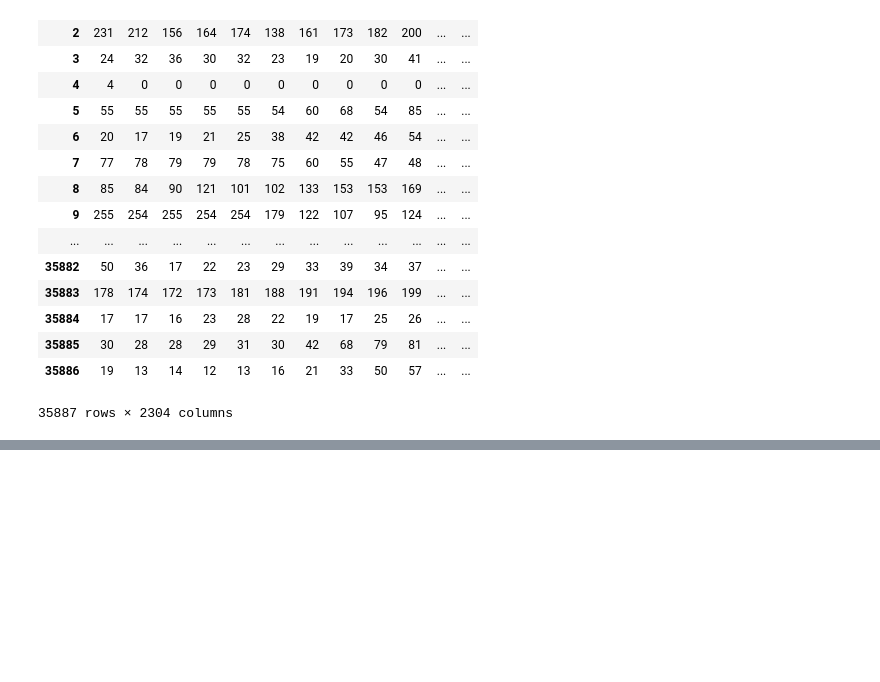
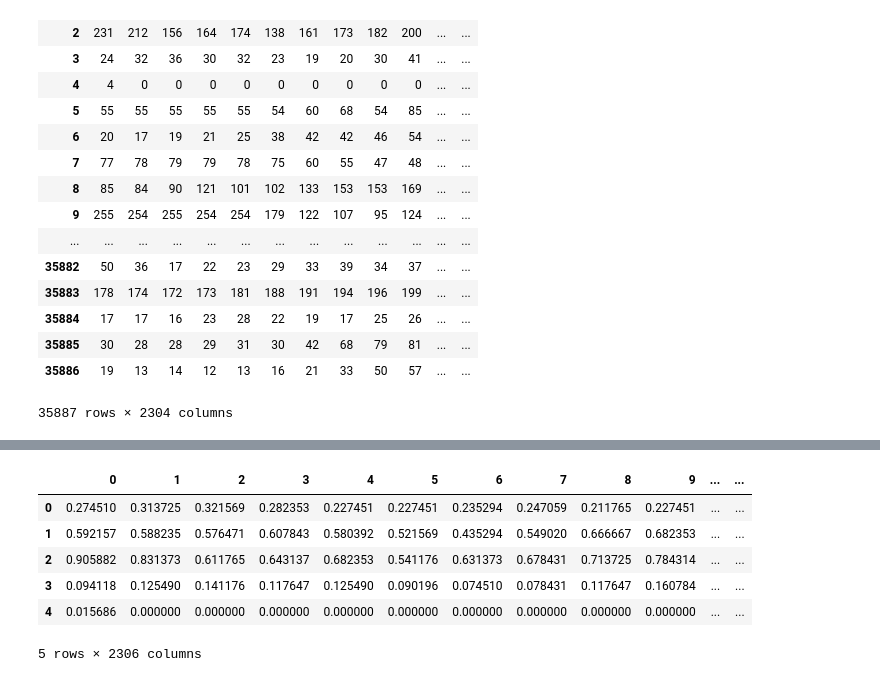
Before and after one commit to raroito87/facial_expression_recognition, a Jupyter notebook: Notebooks/FacialExpressionRecognition_firstCheck.ipynb, the cells around one changed output, grey strips where cells are left out. Cells and saved outputs as stored; diff of their text form; code cells hidden in the pictures; blank space fills up the shorter version.

```diff
--- a/Notebooks/FacialExpressionRecognition_firstCheck.ipynb
+++ b/Notebooks/FacialExpressionRecognition_firstCheck.ipynb
@@ -64,3 +81,14 @@ data.head()
+# %%
+data_norm = pixels_norm.join(prep.load_data('fer2013.csv', name='alldata')['emotion']).join(prep.load_data('fer2013.csv', name='alldata')['Usage'])
+data_norm.head()
+# %% [output]
+|  | 0 | 1 | 2 | 3 | 4 | 5 | 6 | 7 | 8 | 9 | ... | ... |
+| 0 | 0.274510 | 0.313725 | 0.321569 | 0.282353 | 0.227451 | 0.227451 | 0.235294 | 0.247059 | 0.211765 | 0.227451 | ... | ... |
+| 1 | 0.592157 | 0.588235 | 0.576471 | 0.607843 | 0.580392 | 0.521569 | 0.435294 | 0.549020 | 0.666667 | 0.682353 | ... | ... |
+| 2 | 0.905882 | 0.831373 | 0.611765 | 0.643137 | 0.682353 | 0.541176 | 0.631373 | 0.678431 | 0.713725 | 0.784314 | ... | ... |
+| 3 | 0.094118 | 0.125490 | 0.141176 | 0.117647 | 0.125490 | 0.090196 | 0.074510 | 0.078431 | 0.117647 | 0.160784 | ... | ... |
+| 4 | 0.015686 | 0.000000 | 0.000000 | 0.000000 | 0.000000 | 0.000000 | 0.000000 | 0.000000 | 0.000000 | 0.000000 | ... | ... |
+5 rows × 2306 columns
 # %%
 prep.set(name='cleaned', value=data)
 prep.save(name='cleaned')
```
Also changed, not shown: parts of 14 cells of this notebook, 22 other files.
